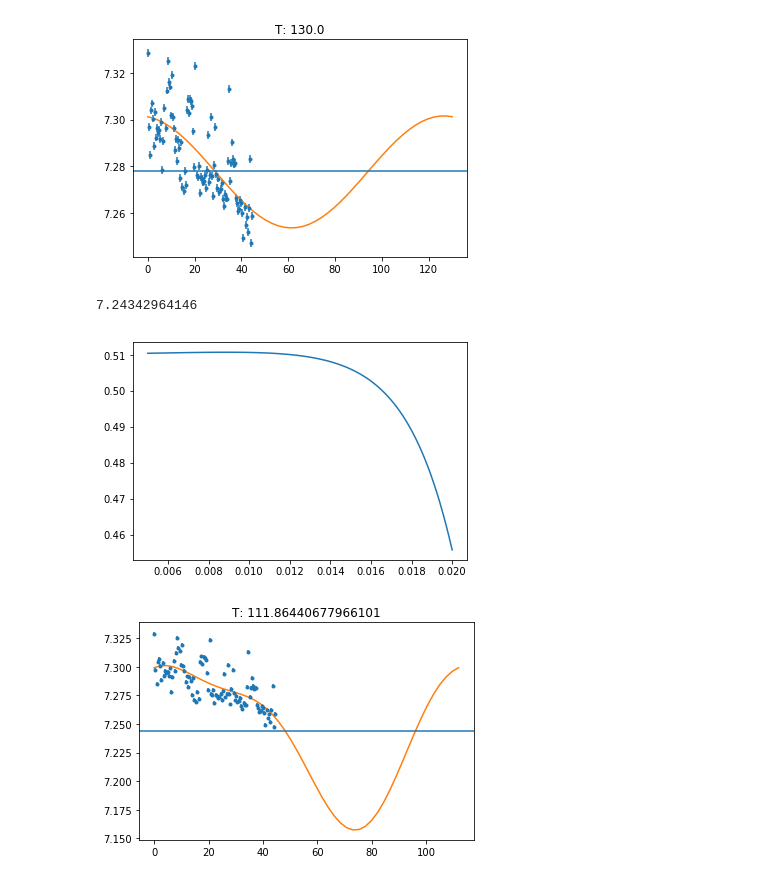
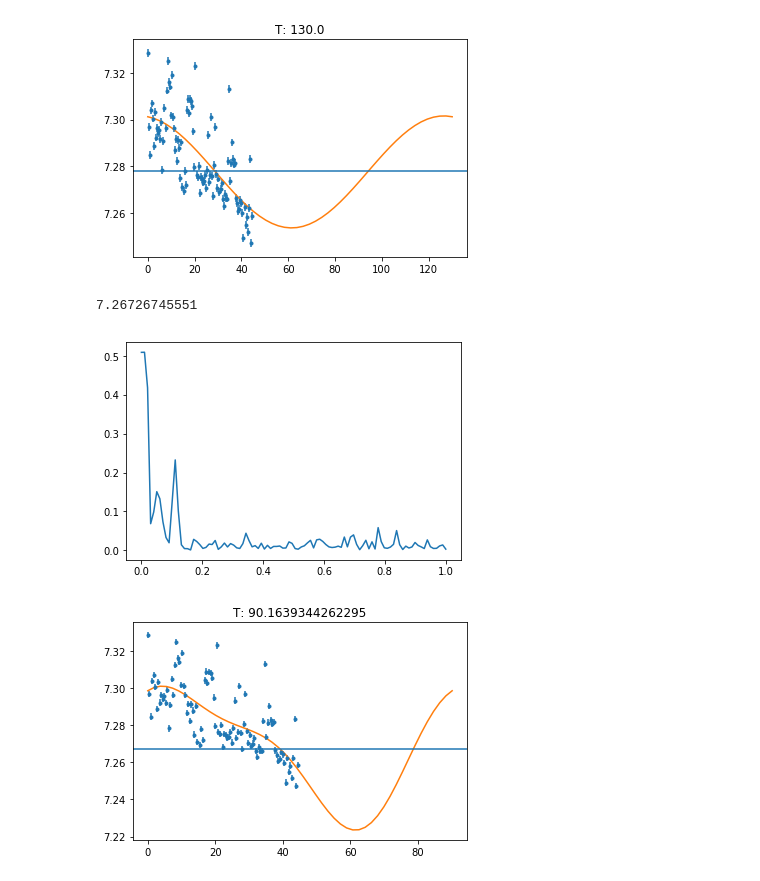
Before and after one commit to mileslucas/astro344l, a Jupyter notebook: project/src/project.ipynb, the cells around one changed output. Cells and saved outputs as stored; diff of their text form; code cells hidden in the pictures.

```diff
--- a/project/src/project.ipynb
+++ b/project/src/project.ipynb
@@ -30,0 +27,15 @@ plt.errorbar(t, mags, yerr=err, fmt='.')
+# %%
+params = {
+    'xtick.labelsize':12,
+    'ytick.labelsize':12,
+    'axes.labelsize':12,
+    'legend.fontsize':8,
+    'font.family':'Times New Roman',
+    'font.weight':'normal'
+}
+matplotlib.rcParams.update(params)
+
+plt.errorbar(t, mags, yerr=err, alpha=0.8,fmt='.')
+plt.xlabel('t (min)')
+plt.ylabel('V')
+plt.savefig('../docs/figs/mags.png')
@@ -46,19 +59,19 @@ print(y_fit.mean())
 [figure]
 [figure]
 # %%
-frequency = np.linspace(1/200, 1/50, 100)
+frequency = np.linspace(1/1000, 1, 100)
 power = LombScargle(t, mags, err, nterms=2).power(frequency)
 plt.plot(frequency, power)
 best_frequency = frequency[np.argmax(power)]
 t_fit = np.linspace(0, 1/best_frequency)
 y_fit = LombScargle(t, mags, err, nterms=2).model(t_fit, best_frequency)
 plt.figure()
 plt.errorbar(t, mags, yerr=err, fmt='.')
 plt.plot(t_fit, y_fit)
 plt.title('T: {}'.format(1/best_frequency))
 plt.axhline(y_fit.mean())
 print(y_fit.mean())
 # %% [output]
-7.24342964146
+7.26726745551
-[figure, old version]
+[figure, new version]
-[figure, old version]
+[figure, new version]
```
Also changed, not shown: parts of 4 cells of this notebook, 5 other files.
